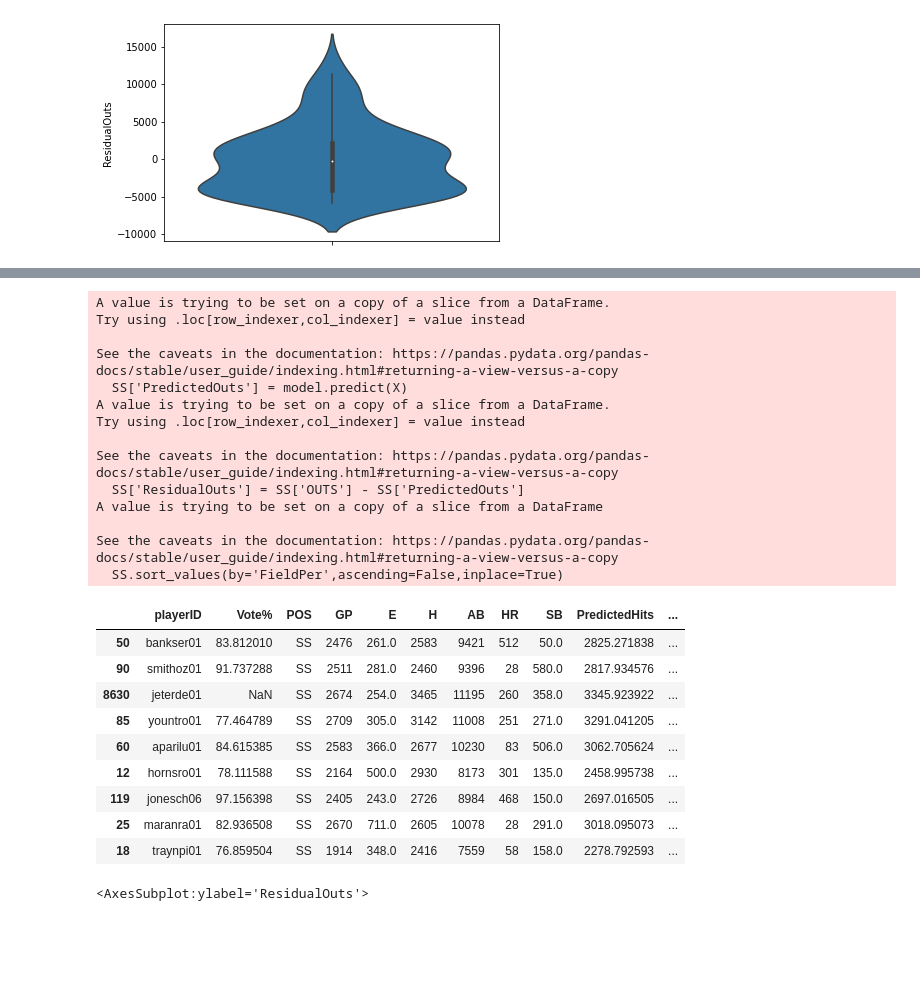
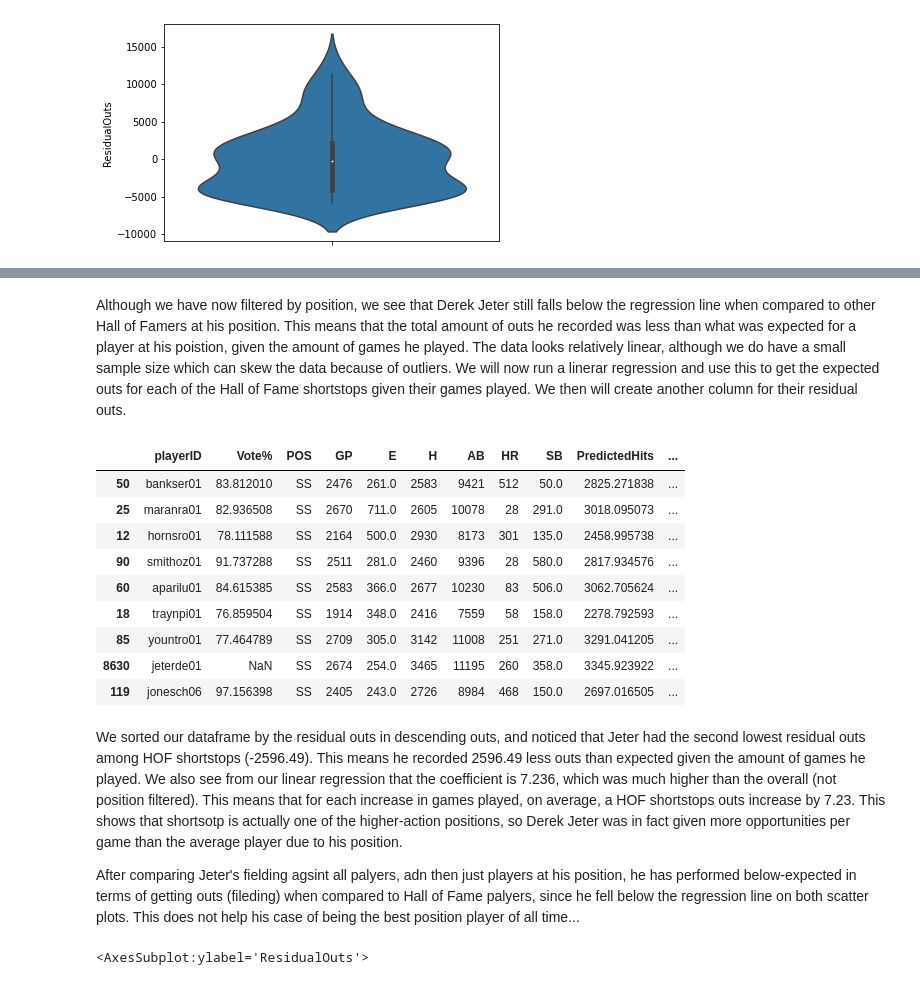
Before and after one commit to drob18/320FinalProject, a Jupyter notebook: Final.ipynb, the cells around one changed output, grey strips where cells are left out. Cells and saved outputs as stored; diff of their text form; code cells hidden in the pictures; blank space fills up the shorter version.

Commit message:
Added some prose to fielding part

```diff
--- a/Final.ipynb
+++ b/Final.ipynb
@@ -457,6 +477,6 @@ Write about how there are only 9 short stops. Not a big enough sample size, ther
 # %%
 SS_reg_HOF_stats = reg_HOF_stats.groupby(by="POS")
-SS = SS_reg_HOF_stats.get_group('SS')
+SS = pd.DataFrame(SS_reg_HOF_stats.get_group('SS'))
 
 # Making a scatterplot of the
 for k1,v1 in SS.iterrows():
@@ -475,43 +495,34 @@ print(m,b)
 [figure]
+# %% [markdown]
+Although we have now filtered by position, we see that Derek Jeter still falls below the regression line when compared to other Hall of Famers at his position. This means that the total amount of outs he recorded was less than what was expected for a player at his poistion, given the amount of games he played. The data looks relatively linear, although we do have a small sample size which can skew the data because of outliers. We will now run a linerar regression and use this to get the expected outs for each of the Hall of Fame shortstops given their games played. We then will create another column for their residual outs.
 # %%
 x = pd.DataFrame(SS['GP'])
 y = SS['OUTS']
 
 
 X = sm.add_constant(x)
 model = sm.OLS(y, X).fit()
-model.summary()
 
 SS['PredictedOuts'] = model.predict(X)
 
 SS['ResidualOuts'] = SS['OUTS'] - SS['PredictedOuts']
-SS.sort_values(by='FieldPer',ascending=False,inplace=True)
+SS.sort_values(by='ResidualOuts',ascending=False,inplace=True)
 SS.head(20)
 # %% [output]
-A value is trying to be set on a copy of a slice from a DataFrame.
-Try using .loc[row_indexer,col_indexer] = value instead
-
-See the caveats in the documentation: https://pandas.pydata.org/pandas-docs/stable/user_guide/indexing.html#returning-a-view-versus-a-copy
-  SS['PredictedOuts'] = model.predict(X)
-A value is trying to be set on a copy of a slice from a DataFrame.
-Try using .loc[row_indexer,col_indexer] = value instead
-
-See the caveats in the documentation: https://pandas.pydata.org/pandas-docs/stable/user_guide/indexing.html#returning-a-view-versus-a-copy
-  SS['ResidualOuts'] = SS['OUTS'] - SS['PredictedOuts']
-A value is trying to be set on a copy of a slice from a DataFrame
-
-See the caveats in the documentation: https://pandas.pydata.org/pandas-docs/stable/user_guide/indexing.html#returning-a-view-versus-a-copy
-  SS.sort_values(by='FieldPer',ascending=False,inplace=True)
 |  | playerID | Vote% | POS | GP | E | H | AB | HR | SB | PredictedHits | ... |
 | 50 | bankser01 | 83.812010 | SS | 2476 | 261.0 | 2583 | 9421 | 512 | 50.0 | 2825.271838 | ... |
+| 25 | maranra01 | 82.936508 | SS | 2670 | 711.0 | 2605 | 10078 | 28 | 291.0 | 3018.095073 | ... |
+| 12 | hornsro01 | 78.111588 | SS | 2164 | 500.0 | 2930 | 8173 | 301 | 135.0 | 2458.995738 | ... |
 | 90 | smithoz01 | 91.737288 | SS | 2511 | 281.0 | 2460 | 9396 | 28 | 580.0 | 2817.934576 | ... |
+| 60 | aparilu01 | 84.615385 | SS | 2583 | 366.0 | 2677 | 10230 | 83 | 506.0 | 3062.705624 | ... |
+| 18 | traynpi01 | 76.859504 | SS | 1914 | 348.0 | 2416 | 7559 | 58 | 158.0 | 2278.792593 | ... |
+| 85 | yountro01 | 77.464789 | SS | 2709 | 305.0 | 3142 | 11008 | 251 | 271.0 | 3291.041205 | ... |
 | 8630 | jeterde01 | NaN | SS | 2674 | 254.0 | 3465 | 11195 | 260 | 358.0 | 3345.923922 | ... |
-| 85 | yountro01 | 77.464789 | SS | 2709 | 305.0 | 3142 | 11008 | 251 | 271.0 | 3291.041205 | ... |
-| 60 | aparilu01 | 84.615385 | SS | 2583 | 366.0 | 2677 | 10230 | 83 | 506.0 | 3062.705624 | ... |
-| 12 | hornsro01 | 78.111588 | SS | 2164 | 500.0 | 2930 | 8173 | 301 | 135.0 | 2458.995738 | ... |
 | 119 | jonesch06 | 97.156398 | SS | 2405 | 243.0 | 2726 | 8984 | 468 | 150.0 | 2697.016505 | ... |
-| 25 | maranra01 | 82.936508 | SS | 2670 | 711.0 | 2605 | 10078 | 28 | 291.0 | 3018.095073 | ... |
-| 18 | traynpi01 | 76.859504 | SS | 1914 | 348.0 | 2416 | 7559 | 58 | 158.0 | 2278.792593 | ... |
+# %% [markdown]
+We sorted our dataframe by the residual outs in descending outs, and noticed that Jeter had the second lowest residual outs among HOF shortstops (-2596.49). This means he recorded 2596.49 less outs than expected given the amount of games he played. We also see from our linear regression that the coefficient is 7.236, which was much higher than the overall (not position filtered). This means that for each increase in games played, on average, a HOF shortstops outs increase by 7.23. This shows that shortsotp is actually one of the higher-action positions, so Derek Jeter was in fact given more opportunities per game than the average player due to his position.
+
+After comparing Jeter's fielding agsint all palyers, adn then just players at his position, he has performed below-expected in terms of getting outs (fileding) when compared to Hall of Fame palyers, since he fell below the regression line on both scatter plots. This does not help his case of being the best position player of all time...
 # %%
 sns.violinplot(y=SS['ResidualOuts'])
 # %% [output]
```
Also changed, not shown: parts of 14 cells of this notebook.
